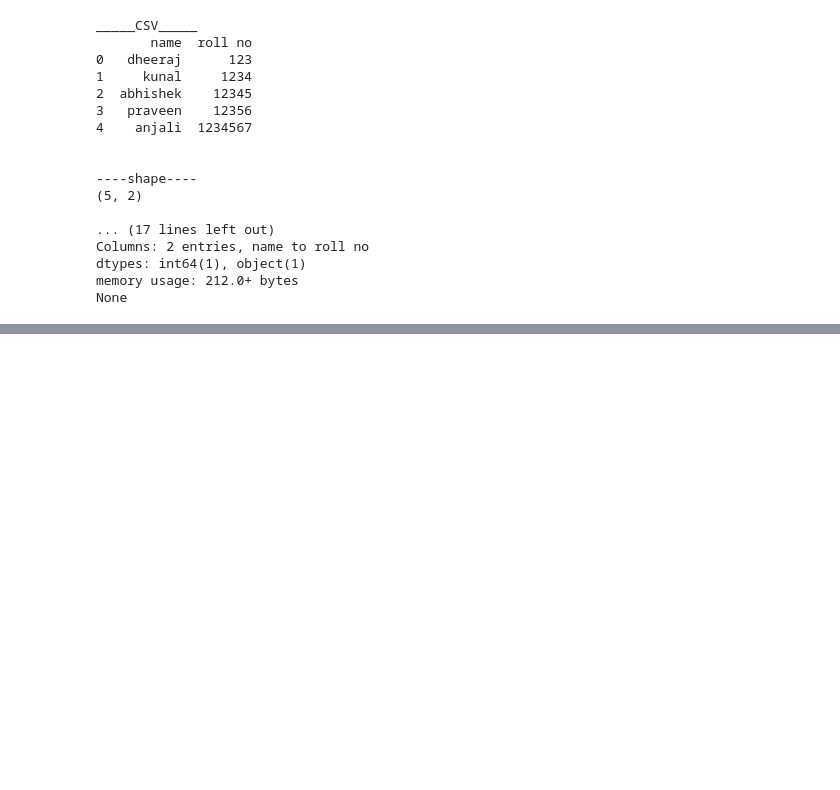
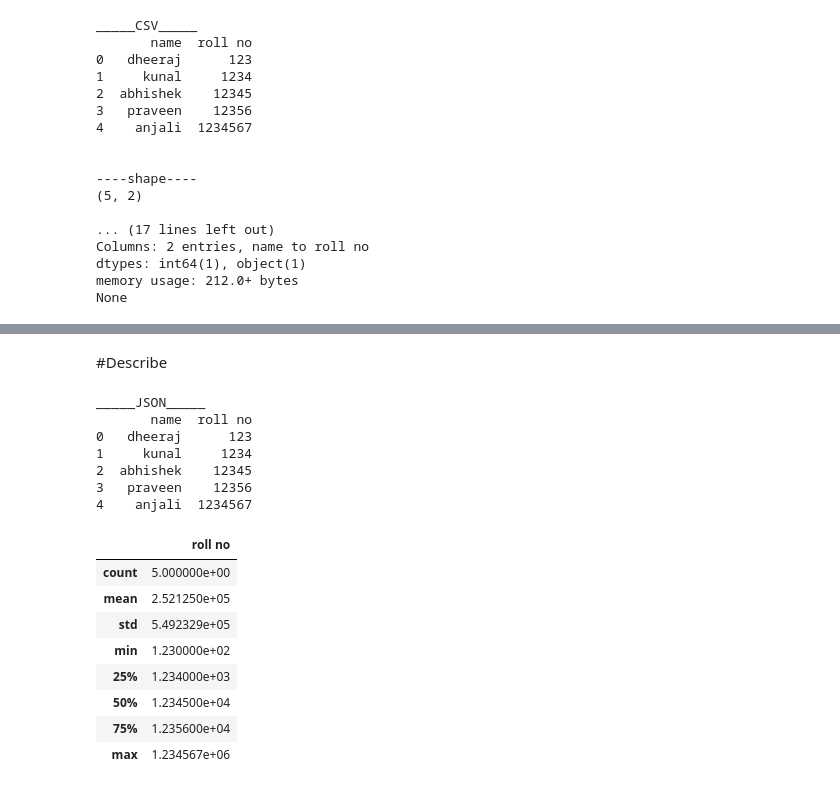
Before and after one commit to kunaldhabhai25-ctrl/Data-Science__45-Days, a Jupyter notebook: python(D-11).ipynb, the cells around one changed output, grey strips where cells are left out. Saved outputs shown, nothing was run; the diff lists cells and outputs as text; code cells hidden in the pictures; blank space fills up the shorter version.

```diff
--- a/python(D-11).ipynb
+++ b/python(D-11).ipynb
@@ -244,0 +264,27 @@ None
+# %% [markdown]
+#Describe
+# %%
+import pandas as pd
+print("_____JSON_____")
+url = "https://raw.githubusercontent.com/kunaldhabhai25-ctrl/Data-Science__45-Days/main/file1.json"
+df = pd.read_json(url)
+print(df)
+print('\n')
+df.describe()
+# %% [output]
+_____JSON_____
+       name  roll no
+0   dheeraj      123
+1     kunal     1234
+2  abhishek    12345
+3   praveen    12356
+4    anjali  1234567
+|  | roll no |
+| count | 5.000000e+00 |
+| mean | 2.521250e+05 |
+| std | 5.492329e+05 |
+| min | 1.230000e+02 |
+| 25% | 1.234000e+03 |
+| 50% | 1.234500e+04 |
+| 75% | 1.235600e+04 |
+| max | 1.234567e+06 |
```
Also changed, not shown: parts of 4 cells of this notebook.
